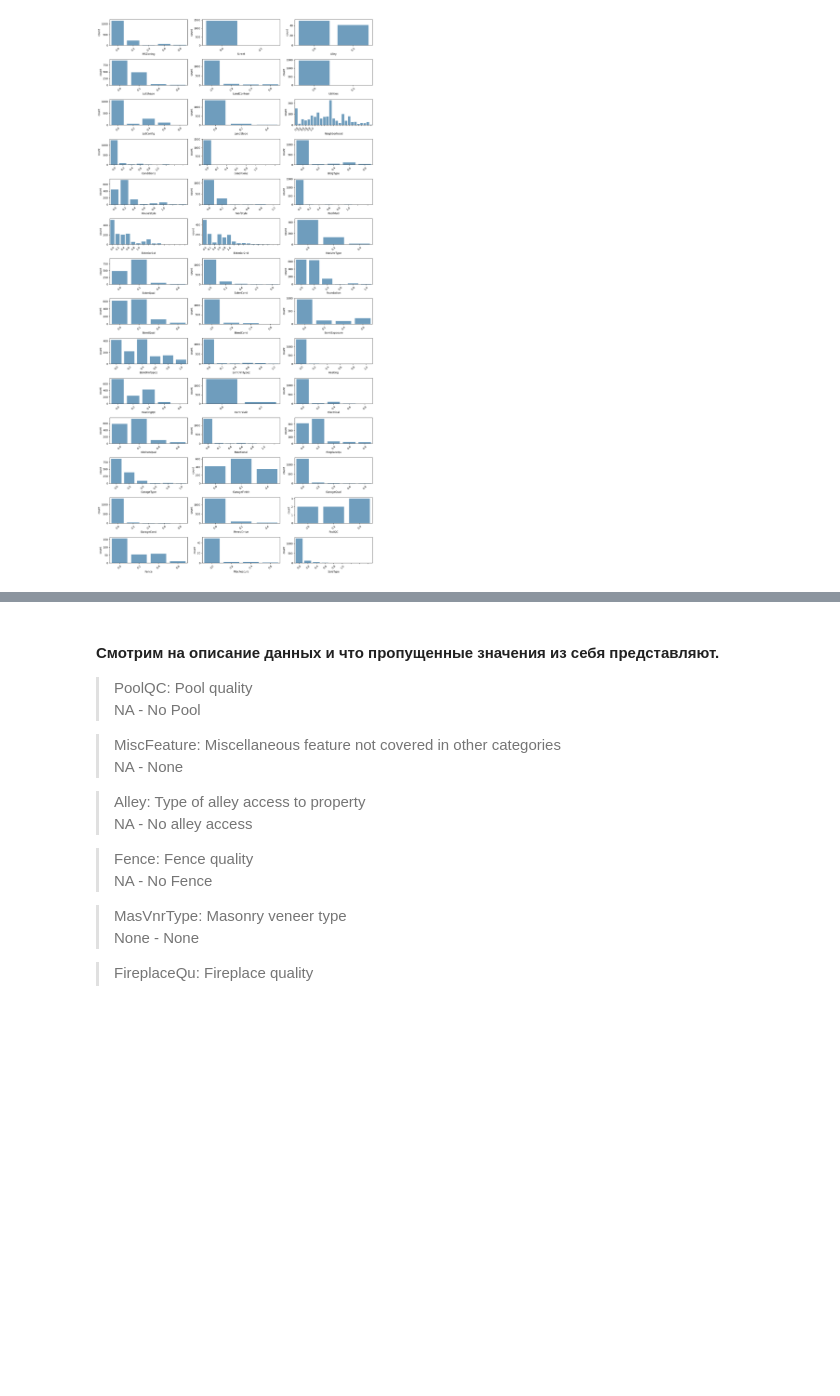
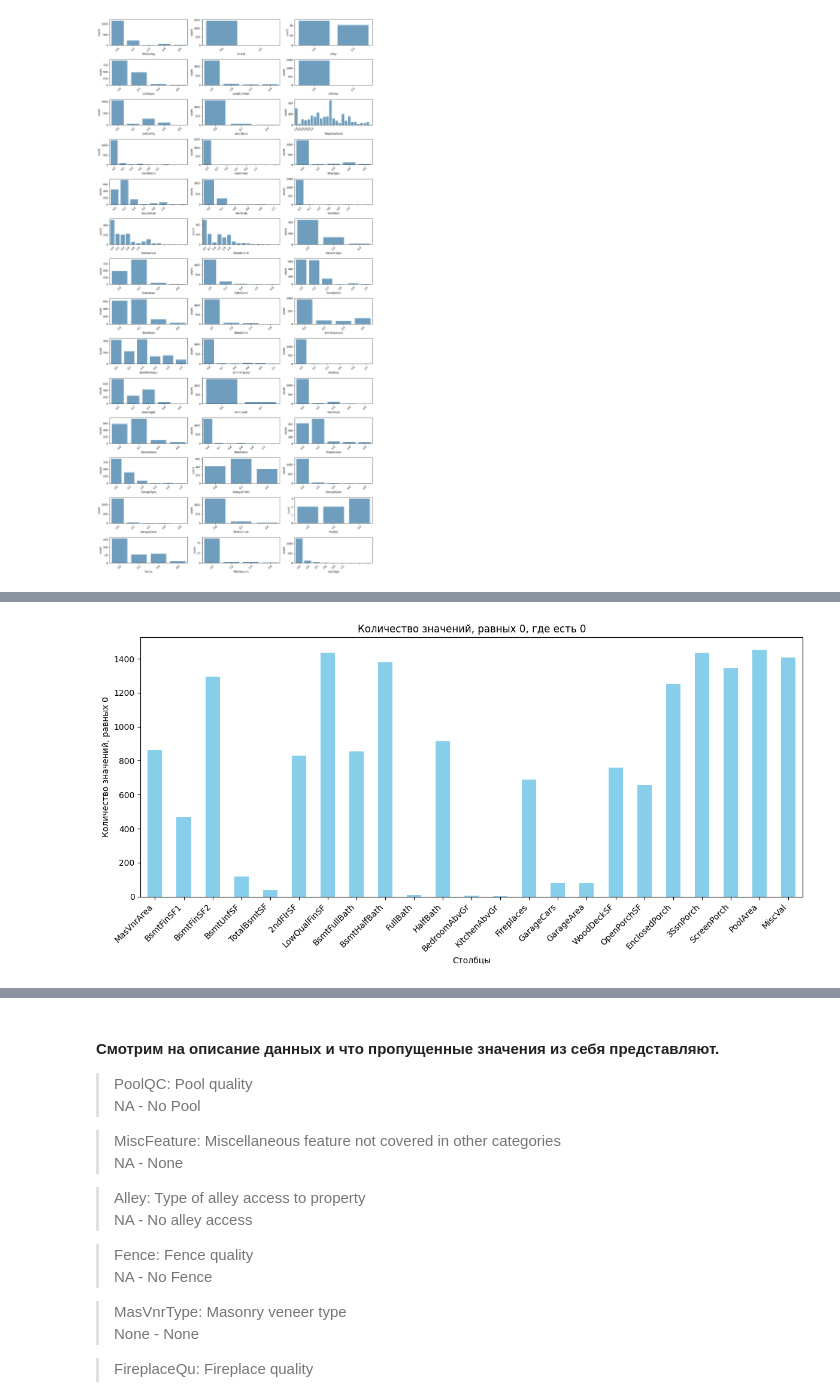
Before and after one commit to IvT-DS/caggle_house_pricing, a Jupyter notebook: main.ipynb, the cells around one changed output, grey strips where cells are left out. Drawn from its saved outputs; the diff is of its cells as text; code cells hidden in the pictures; blank space fills up the shorter version.

```diff
--- a/main.ipynb
+++ b/main.ipynb
@@ -183,12 +164,14 @@ plt.show();
 # %%
-# zero_counts = (df_train == 0).sum()
-# zero_counts = zero_counts[zero_counts > 0]
-# plt.figure(figsize=(12, 6))
-# zero_counts.plot(kind='bar', color='skyblue')
-# plt.title('Количество значений, равных 0, где есть 0')
-# plt.xlabel('Столбцы')
-# plt.ylabel('Количество значений, равных 0')
-# plt.xticks(rotation=45, ha='right')
-# plt.tight_layout()
-# plt.show()
+zero_counts = (train == 0).sum()
+zero_counts = zero_counts[zero_counts > 0]
+plt.figure(figsize=(12, 6))
+zero_counts.plot(kind='bar', color='skyblue')
+plt.title('Количество значений, равных 0, где есть 0')
+plt.xlabel('Столбцы')
+plt.ylabel('Количество значений, равных 0')
+plt.xticks(rotation=45, ha='right')
+plt.tight_layout()
+plt.show()
+# %% [output]
+[figure, added]
 # %%
```
Also changed, not shown: parts of 56 cells of this notebook, 1 other file.
